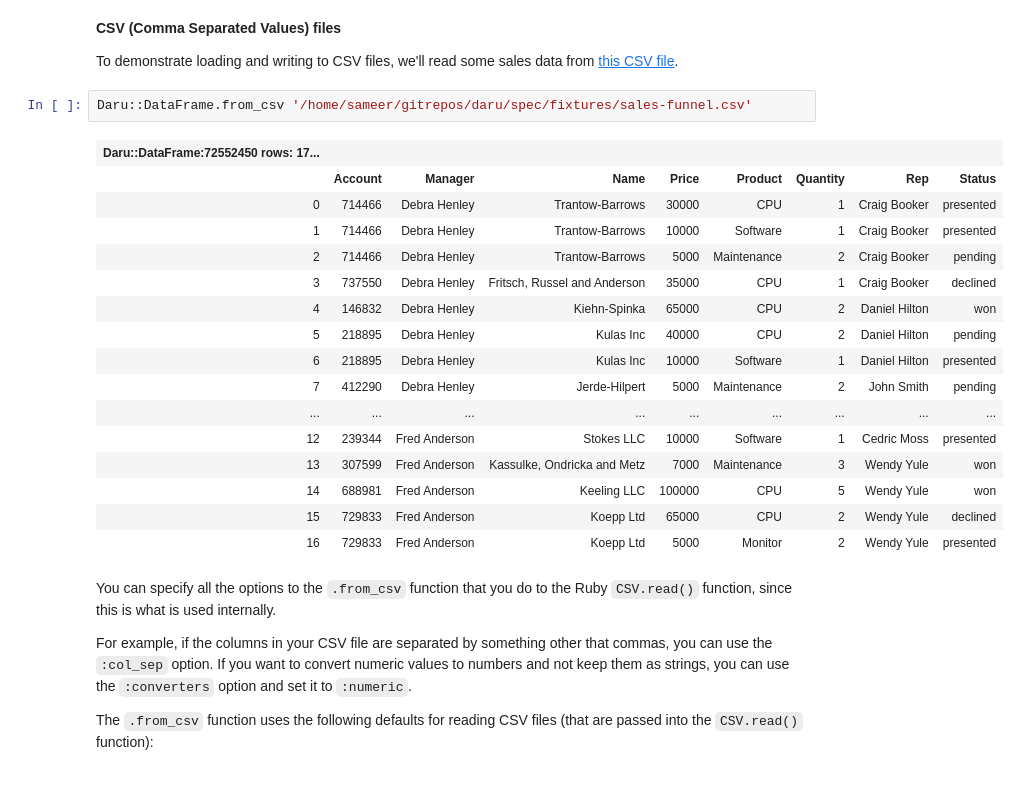
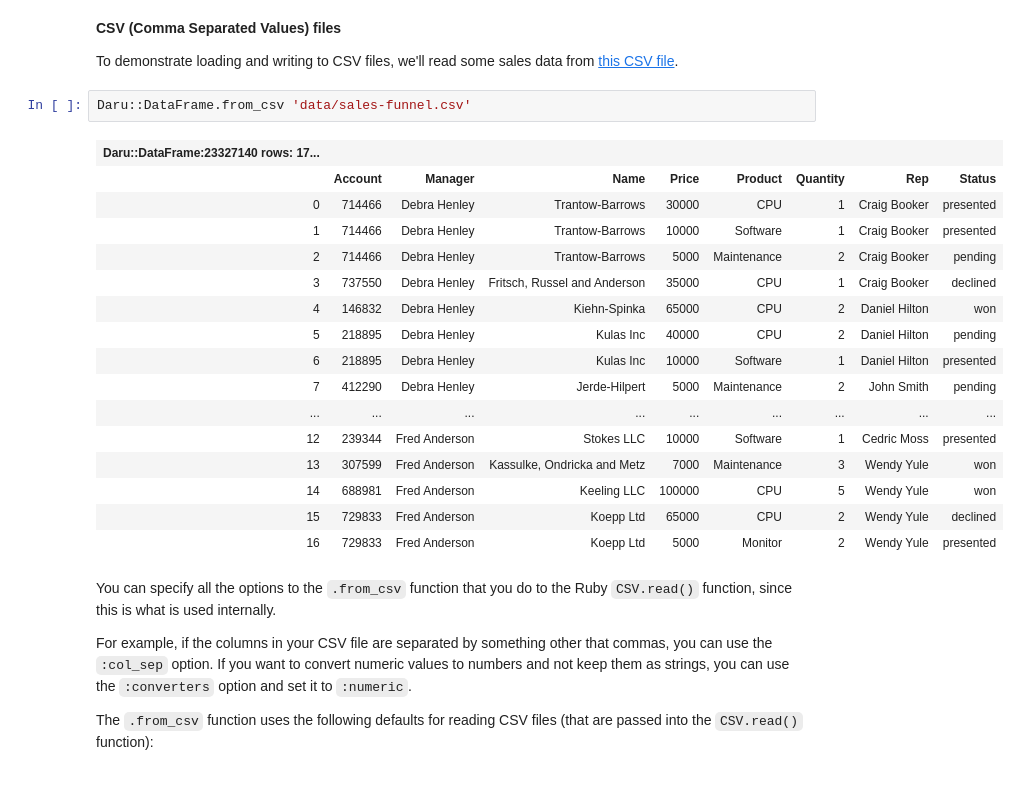
Before and after one commit to SciRuby/sciruby-notebooks, a Jupyter notebook: Data Analysis/Usage of DataFrame.ipynb, the cells around one changed output. Saved outputs shown, nothing was run; the diff lists cells and outputs as text.

```diff
--- a/Data Analysis/Usage of DataFrame.ipynb
+++ b/Data Analysis/Usage of DataFrame.ipynb
@@ -125,9 +125,9 @@ Daru::DataFrame currently supports loading data from CSV files, Excel spreadshee
 
 To demonstrate loading and writing to CSV files, we'll read some sales data from [this CSV file](https://github.com/v0dro/daru/blob/master/spec/fixtures/sales-funnel.csv).
 # %%
-Daru::DataFrame.from_csv '/home/sameer/gitrepos/daru/spec/fixtures/sales-funnel.csv'
+Daru::DataFrame.from_csv 'data/sales-funnel.csv'
 # %% [output]
-| Daru::DataFrame:72552450 rows: 17... |  |  |  |  |  |  |  |  |
+| Daru::DataFrame:23327140 rows: 17... |  |  |  |  |  |  |  |  |
 |  | Account | Manager | Name | Price | Product | Quantity | Rep | Status |
 | 0 | 714466 | Debra Henley | Trantow-Barrows | 30000 | CPU | 1 | Craig Booker | presented |
 | 1 | 714466 | Debra Henley | Trantow-Barrows | 10000 | Software | 1 | Craig Booker | presented |
```
Also changed, not shown: parts of 47 cells of this notebook, 3 other files.
